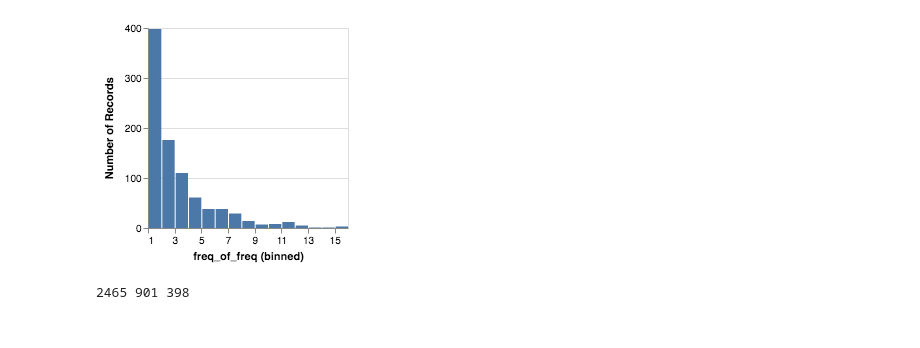
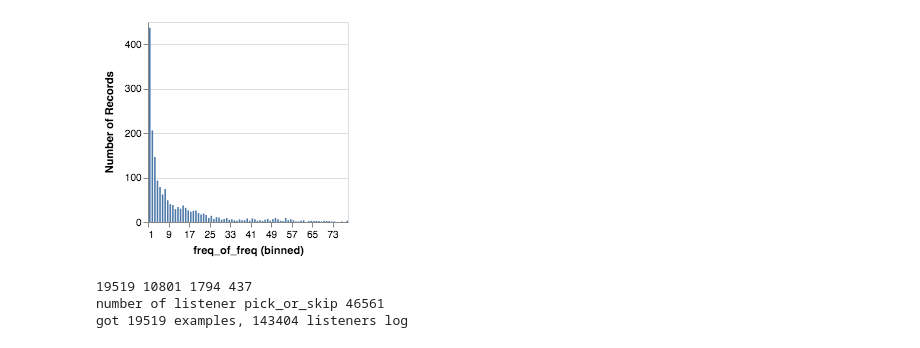
Before and after one commit to stanfordnlp/plot-data, a Jupyter notebook: stats.ipynb, the cells around one changed output. Saved outputs shown, nothing was run; the diff lists cells and outputs as text; code cells hidden in the pictures.

Commit message:
0911 listener data

```diff
--- a/stats.ipynb
+++ b/stats.ipynb
@@ -14,8 +14,10 @@ hits = [
 '2018-09-07_11-34-48',
 '2018-09-08_09-41-18',
 '2018-09-09_10-28-14', #6
+'2018-09-10_10-36-44', #7
+'2018-09-11_11-09-18',
 ]
-base = 'hits/' + hits[5]
+base = 'hits/' + hits[8]
 def cd(file):
     return os.path.join(base, file)
 # %%
@@ -99,30 +125,24 @@ speak: 57 listener 96 overlap 19
 # %%
-import pandas as pd
-import collections
-from mturk.query_line import QueryLine
+from mturk import process_listener as pl
+# adds annotations
 
-pd.set_option("display.max_rows", None)
-dataf = open(cd('speaker.listener.jsonl'))
-
-def isfloat(string):
-    try:
-        float(string)
-        return True
-    except ValueError:
-        return False
-
-def reduce_formula(x):
-    v = x[x.index(':')+1:]
-    return x[:x.index(':')] + ('number' if isfloat(v) else v)
-
-lines = [QueryLine(l) for l in dataf.readlines()]
-formulas = [l.example()['targetFormula'] for l in lines]
-paths = list(map(lambda x: reduce_formula(x), formulas))
-pathsset = set(paths)
-pathcounter = collections.Counter(paths)
-countisone = [k for k in pathcounter.keys() if pathcounter[k] == 1]
-freqfreq = pathcounter.values()
-spec = {
+def aggregate_all():
+    examples = []
+    listener_log = []
+    for h in hits[0:1] + hits[2:]:
+        print('processing', h)
+        speaker_path = os.path.join('hits', h, 'speaker.jsonl')
+        listener_path = os.path.join('hits', h, 'listener.raw.jsonl')
+        lines = [QueryLine(line.strip()) for line in open(speaker_path, 'r').readlines()]
+        examples += [l for l in lines if l.is_example()]
+        listener_log += [QueryLine(line.strip()) for line in open(listener_path, 'r').readlines()]
+    formulas = [l.example()['targetFormula'] for l in examples]
+    paths = list(map(lambda x: reduce_formula(x), formulas))
+    pathsset = set(paths)
+    pathcounter = collections.Counter(paths)
+    countisone = [k for k in pathcounter.keys() if pathcounter[k] == 1]
+    freqfreq = pathcounter.values()
+    spec = {
       "data": {"values": [{"freq_of_freq": v} for v in freqfreq]},
       "mark": "bar",
       "encoding": {
@@ -137,14 +157,14 @@ spec = {
         }
       }
     }
-chart = alt.VegaLite(spec)
-display(chart)
-print(len(paths), len(pathsset), len(countisone))
-table = pd.DataFrame({'utterances': uniques})
-open('visualize.html', 'w').write(table.to_html())
+    chart = alt.VegaLite(spec)
+    display(chart)
+    print(len(paths), len(set(formulas)), len(pathsset), len(countisone))
 
-def to_html(spec):
-    return alt.utils.html.spec_to_html(spec, 'vega-lite', '3', '3', '2')
+    pl.process_listener(examples, listener_log)
+    speakers, listeners = pl.aggregate_turker(examples)
+    print('got {} examples, {} listeners log'.format(len(examples), len(listener_log)))
+    return speakers, listeners
 
-# open('visualize.html', 'w').write(to_html(spec))
+speakers, listeners = aggregate_all()
 # %% [output]
@@ -151,2 +188,4 @@ def to_html(spec):
-[figure, old version]
+[figure, new version]
-2465 901 398
+19519 10801 1794 437
+number of listener pick_or_skip 46561
+got 19519 examples, 143404 listeners log
```
Also changed, not shown: parts of 7 cells of this notebook, 6 other files.
